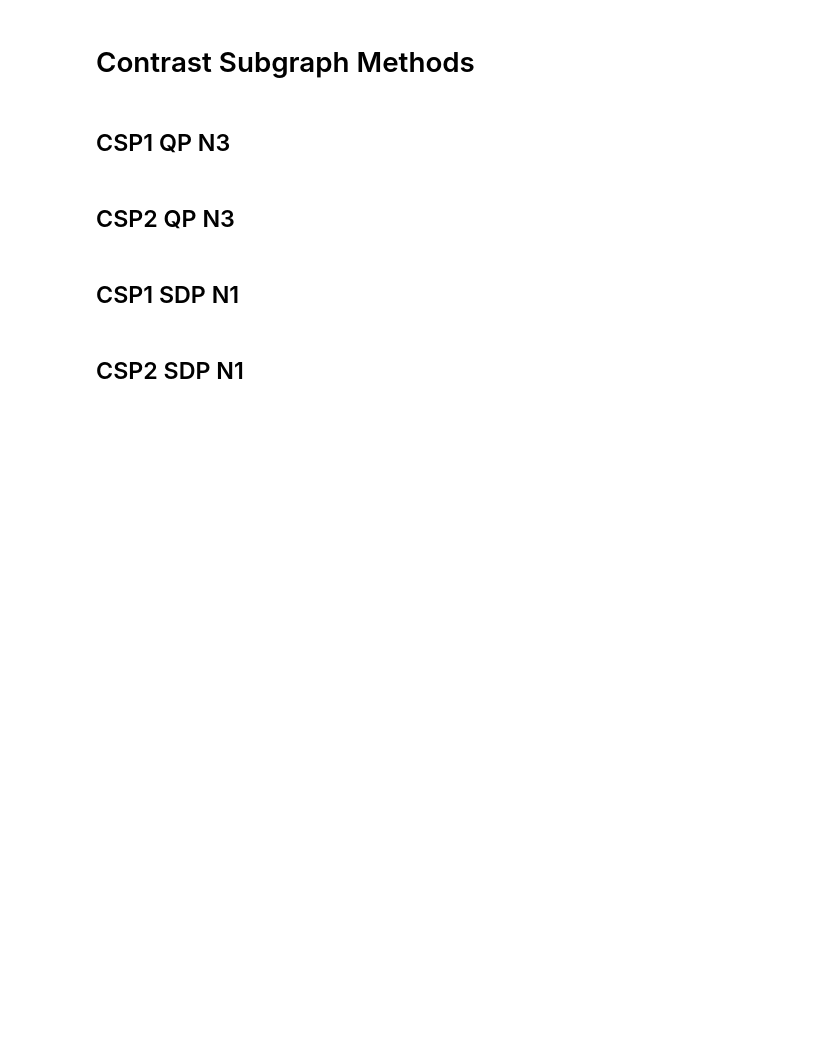
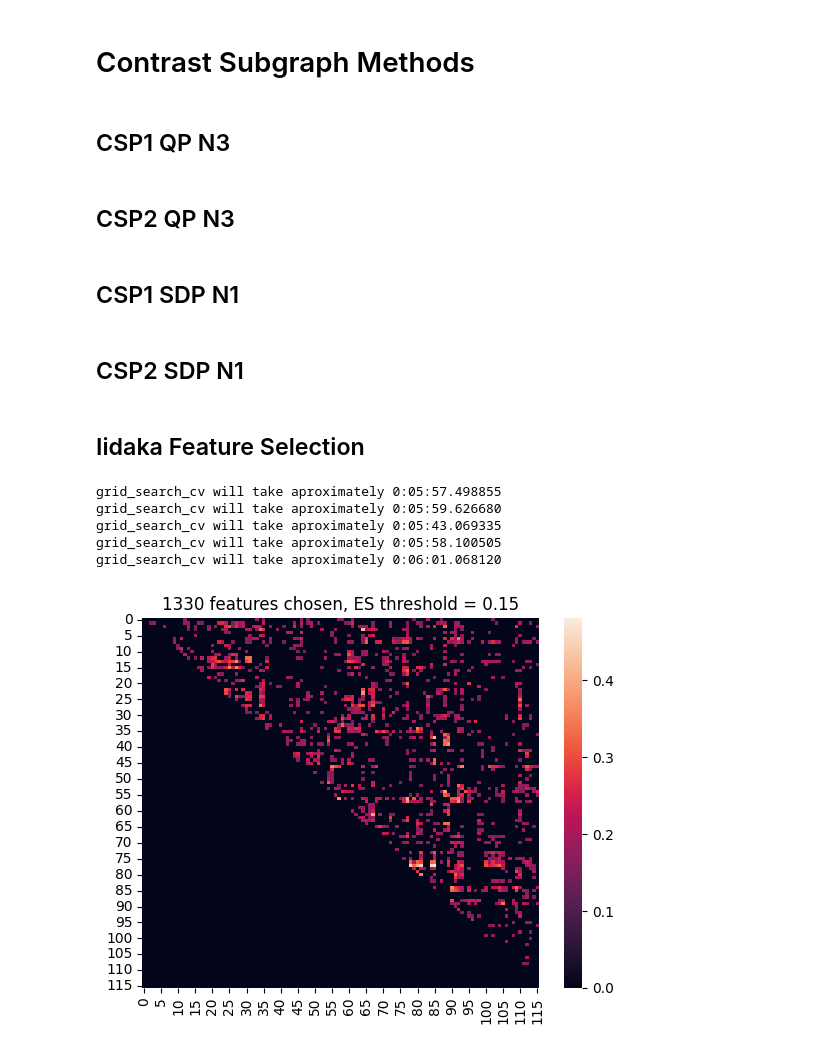
Before and after one commit to keanelekenns/brain-network-classification, a Jupyter notebook: pipelines.ipynb, the cells around one changed output. Cells and saved outputs as stored; diff of their text form; code cells hidden in the pictures; blank space fills up the shorter version.

Commit message:
add iidaka feature selection technique, and option to download filt_noglobal files

```diff
--- a/pipelines.ipynb
+++ b/pipelines.ipynb
@@ -23,8 +24,8 @@ DATASET_NAME = "male"
 # GRAPH_DIR_PREFIX = "./"
 # DATA_DESCRIPTOR = "Lanciano-Processed"
 
-# GRAPH_DIR_PREFIX = "../generated_datasets/pearson_corr_raw/"
-# DATA_DESCRIPTOR = "Raw-Correlation"
+GRAPH_DIR_PREFIX = "../generated_datasets/pearson_corr_raw/"
+DATA_DESCRIPTOR = "Raw-Correlation"
 
 # GRAPH_DIR_PREFIX = "../generated_datasets/pearson_corr_thresh_70/"
 # DATA_DESCRIPTOR = "Thresh-70"
@@ -35,8 +36,8 @@ DATASET_NAME = "male"
 # GRAPH_DIR_PREFIX = "../generated_datasets/pearson_corr_thresh_85/"
 # DATA_DESCRIPTOR = "Thresh-85"
 
-GRAPH_DIR_PREFIX = "../generated_datasets/pearson_corr_thresh_90/"
-DATA_DESCRIPTOR = "Thresh-90"
+# GRAPH_DIR_PREFIX = "../generated_datasets/pearson_corr_thresh_90/"
+# DATA_DESCRIPTOR = "Thresh-90"
 
 
 weighted = False
@@ -214,3 +215,38 @@ with open(f'./outputs/{DATA_DESCRIPTOR}-NestedGridSearchCV-CSP2-SDP-N1-{DATASET_
         fp.write(str(result) + "\n")
     fp.write("parameter grid:\n" + str(p_grid) + "\n")
     fp.write("\n============================================================\n")
+# %% [markdown]
+## Iidaka Feature Selection
+# %%
+# Set up possible values of parameters to optimize over
+p_grid = {"SVC": {'C': [0.1, 1, 100], 'gamma': [1e-06, 1e-05, 0.0001]},
+          "IidakaTransformer": {
+            "a_label": ["ASD"],
+            "b_label": ["TD"],
+            "effect_size_threshold": [0.05, 0.1, 0.15, 0.2, 0.25, 0.3, 0.35]
+            }
+          }
+
+pipe = [IidakaTransformer, StandardScaler, SVC]
+
+
+inner_cv = StratifiedKFold(n_splits=5, shuffle=True, random_state=42)
+outer_cv = StratifiedKFold(n_splits=5, shuffle=True, random_state=42)
+
+results, summary = classification.nested_grid_search_cv(X=graphs, y=labels, pipeline_steps=pipe, step_param_grids=p_grid, outer_cv=outer_cv, inner_cv=inner_cv, plot_prefix=f"{DATA_DESCRIPTOR}-NESTED-{DATASET_NAME}")
+
+
+with open(f'./outputs/{DATA_DESCRIPTOR}-NestedGridSearchCV-Iidaka-{DATASET_NAME}.txt', 'a') as fp:
+    fp.write("\n============================================================\n")
+    fp.write("summary:\n" + str(summary) + "\n")
+    for result in results:
+        fp.write(str(result) + "\n")
+    fp.write("parameter grid:\n" + str(p_grid) + "\n")
+    fp.write("\n============================================================\n")
+# %% [output]
+grid_search_cv will take aproximately 0:05:57.498855
+grid_search_cv will take aproximately 0:05:59.626680
+grid_search_cv will take aproximately 0:05:43.069335
+grid_search_cv will take aproximately 0:05:58.100505
+grid_search_cv will take aproximately 0:06:01.068120
+[figure, added]
```
Also changed, not shown: parts of 1 cell of this notebook, 34 other files.
